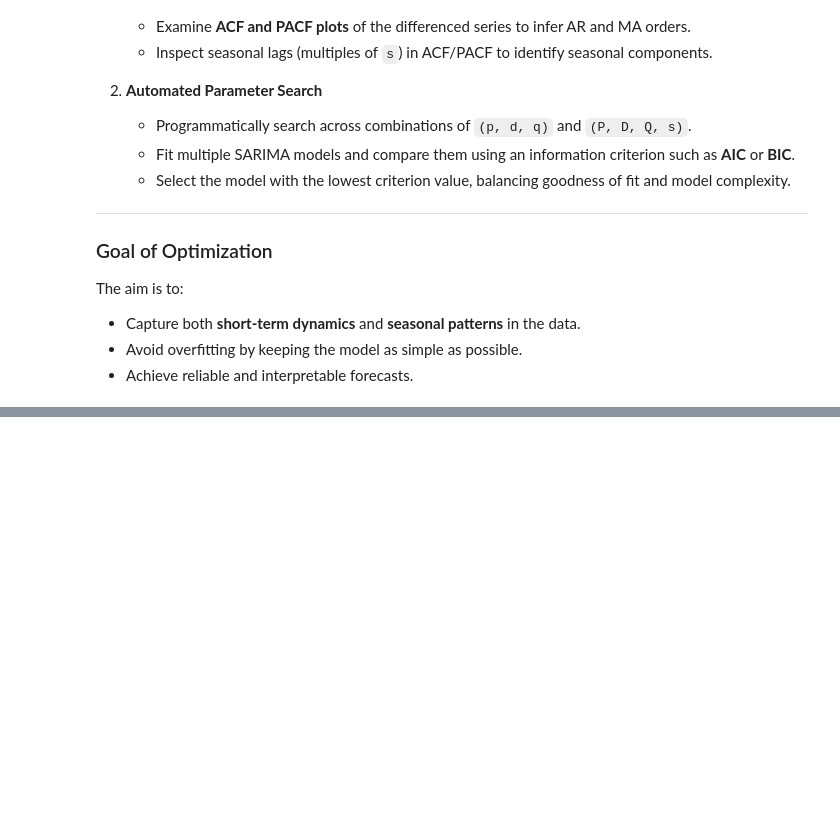
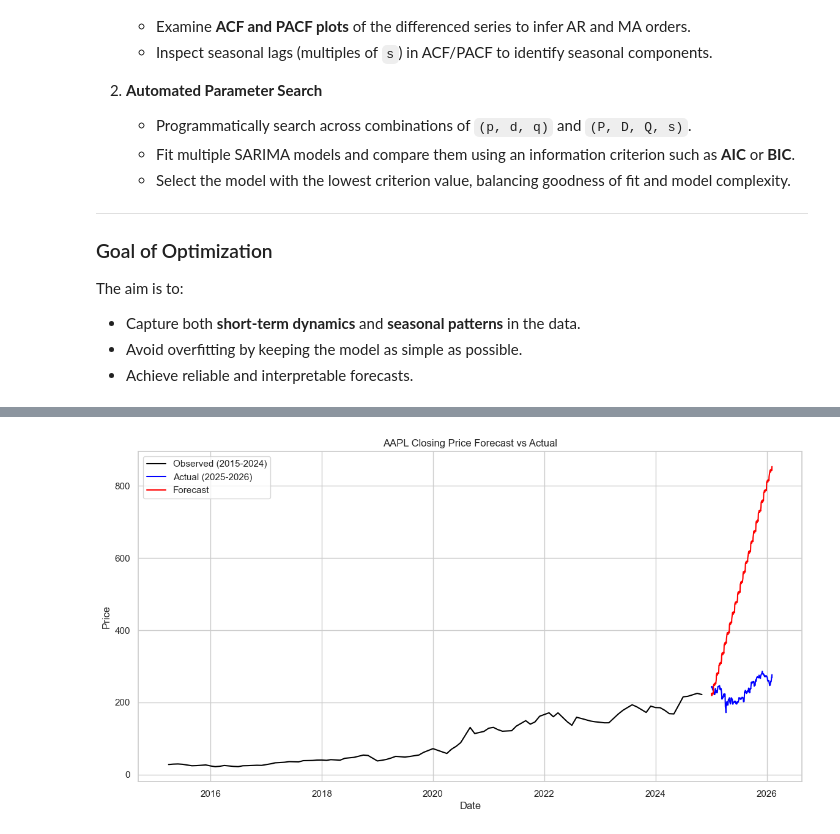
Before and after one commit to akhil1020/Apple-stock-price-forecasting, a Jupyter notebook: APPLE_Stock_Price_Forecasting.ipynb, the cells around one changed output, grey strips where cells are left out. Saved outputs shown, nothing was run; the diff lists cells and outputs as text; code cells hidden in the pictures; blank space fills up the shorter version.

```diff
--- a/APPLE_Stock_Price_Forecasting.ipynb
+++ b/APPLE_Stock_Price_Forecasting.ipynb
@@ -914,0 +867,3 @@ for param in pdq:
+# %%
+df.index = pd.to_datetime(df.index)
+df = df.asfreq('MS')  # monthly example
@@ -914,0 +938,15 @@ for param in pdq:
+# %%
+import statsmodels.api as sm
+import matplotlib.pyplot as plt
+
+# Fit the final SARIMA model
+final_model = sm.tsa.statespace.SARIMAX(
+    y,
+    order=(0, 1, 1),
+    seasonal_order=(0, 1, 1, 12),
+    enforce_stationarity=False,
+    enforce_invertibility=False
+)
+
+final_results = final_model.fit(disp=False)
+print(final_results.summary())
@@ -914,0 +971,69 @@ for param in pdq:
+# %%
+import yfinance as yf
+import pandas as pd
+import matplotlib.pyplot as plt
+
+# ---------------------------
+# 1. Download test data (2025 onward)
+# ---------------------------
+ticker = "AAPL"
+df_test = yf.download(ticker, start="2025-01-01", end="2026-02-05", progress=False)
+test = df_test['Close']
+test.index = pd.to_datetime(test.index)
+
+# ---------------------------
+# 2. Forecast for the length of test period
+# ---------------------------
+forecast_steps = len(test)
+forecast = final_results.get_forecast(steps=forecast_steps)
+
+forecast_mean = forecast.predicted_mean
+forecast_ci = forecast.conf_int()
+
+# Align forecast index with test data
+forecast_mean.index = test.index
+forecast_ci.index = test.index
+# ---------------------------
+# 3. Plot observed, actual test, forecast, CI
+# ---------------------------
+plt.figure(figsize=(14, 7))
+
+# Historical observed data
+plt.plot(y.index, y, label='Observed (2015-2024)', color='black')
+
+# Actual test data
+plt.plot(test.index, test, label='Actual (2025-2026)', color='blue')
+
+# Forecasted data
+plt.plot(forecast_mean.index, forecast_mean, label='Forecast', color='red')
+
+# # Forecast confidence interval
+# plt.fill_between(
+#     forecast_ci.index,
+#     forecast_ci.iloc[:, 0],
+#     forecast_ci.iloc[:, 1],
+#     color='pink',
+#     alpha=0.3,
+#     label='Forecast CI'
+# )
+
+plt.title('AAPL Closing Price Forecast vs Actual')
+plt.xlabel('Date')
+plt.ylabel('Price')
+plt.legend()
+plt.grid(True)
+plt.show()
+
+# ---------------------------
+# 4. Evaluate forecast
+# ---------------------------
+from sklearn.metrics import mean_absolute_error, mean_squared_error
+import numpy as np
+
+mae = mean_absolute_error(test, forecast_mean)
+rmse = np.sqrt(mean_squared_error(test, forecast_mean))
+
+print(f"Forecast MAE: {mae:.3f}")
+print(f"Forecast RMSE: {rmse:.3f}")
+# %% [output]
+[figure, added]
```
Also changed, not shown: parts of 22 cells of this notebook.
